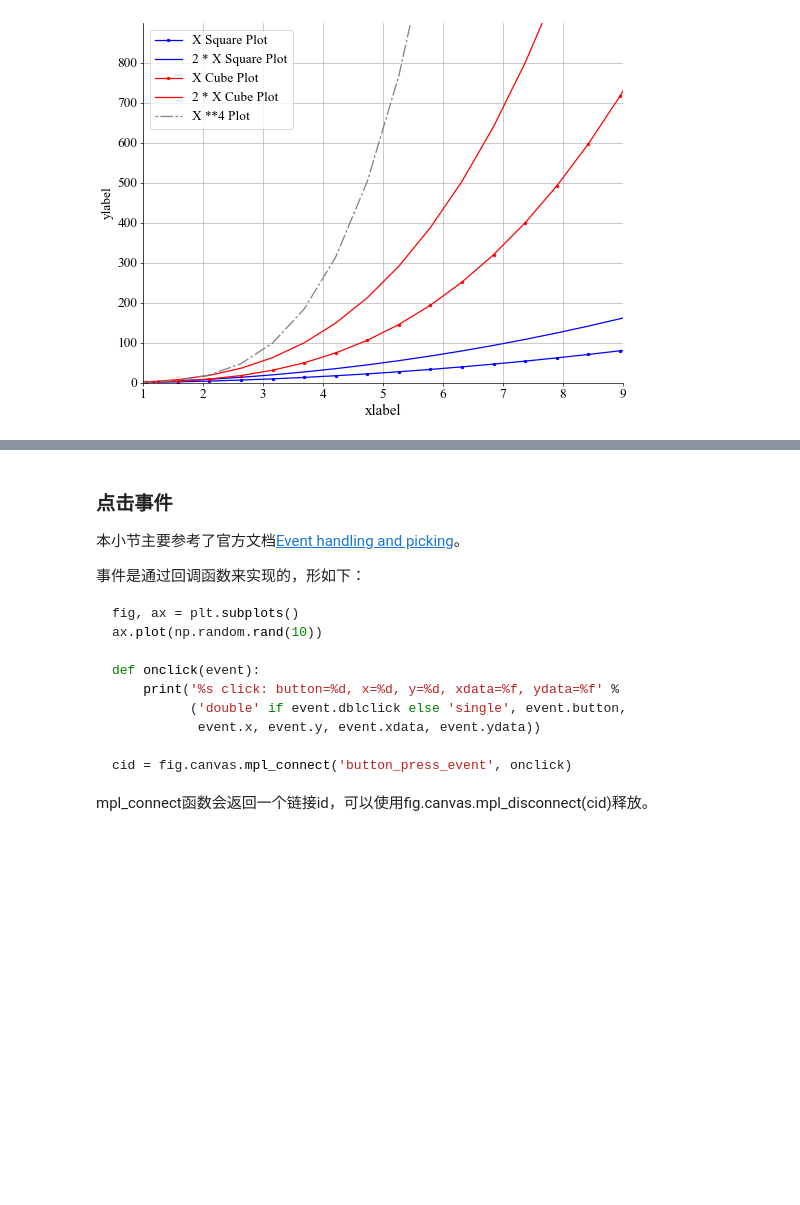
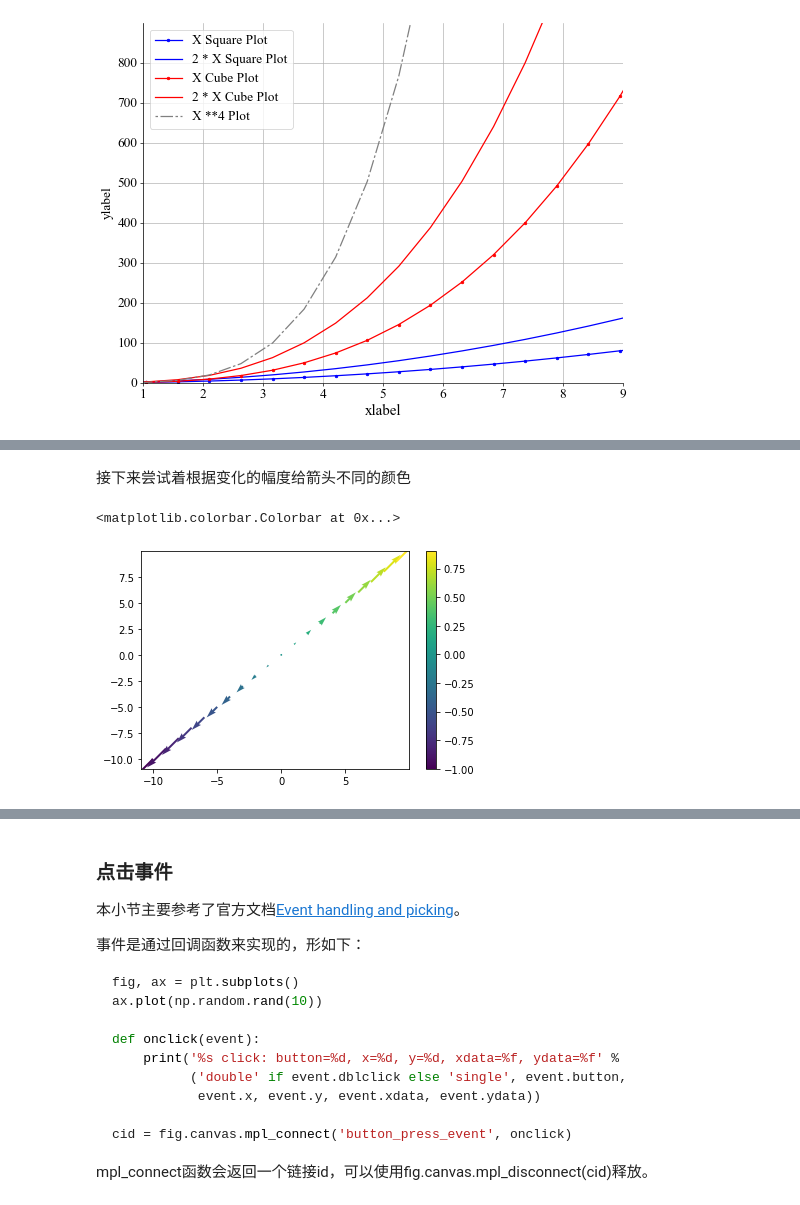
Before and after one commit to iHeadWater/hydrus, a Jupyter notebook: 3-basic-pyviz/1-matplotlib-intro/how-to-use-matplotlib.ipynb, the cells around one changed output, grey strips where cells are left out. Drawn from its saved outputs; the diff is of its cells as text; code cells hidden in the pictures; blank space fills up the shorter version.

```diff
--- a/3-basic-pyviz/1-matplotlib-intro/how-to-use-matplotlib.ipynb
+++ b/3-basic-pyviz/1-matplotlib-intro/how-to-use-matplotlib.ipynb
@@ -645,0 +670,12 @@ plt.legend(prop={'size': 16})
+# %% [markdown]
+接下来尝试着根据变化的幅度给箭头不同的颜色
+# %%
+fig, ax = plt.subplots()
+# Defining color
+color = np.arange(-1, 1, 0.1)
+plt.quiver(X, Y, U, V, color)
+# 我们加上图例
+plt.colorbar()
+# %% [output]
+<matplotlib.colorbar.Colorbar at 0x...>
+[figure, added]
```
Also changed, not shown: parts of 9 cells of this notebook, 4 other files.
